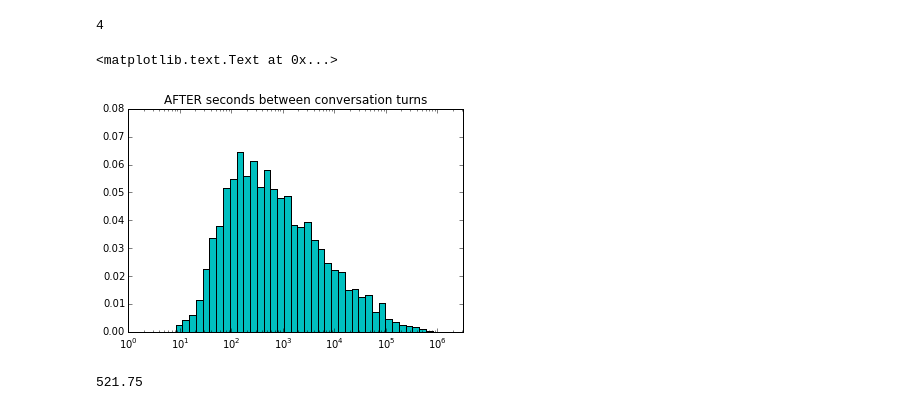
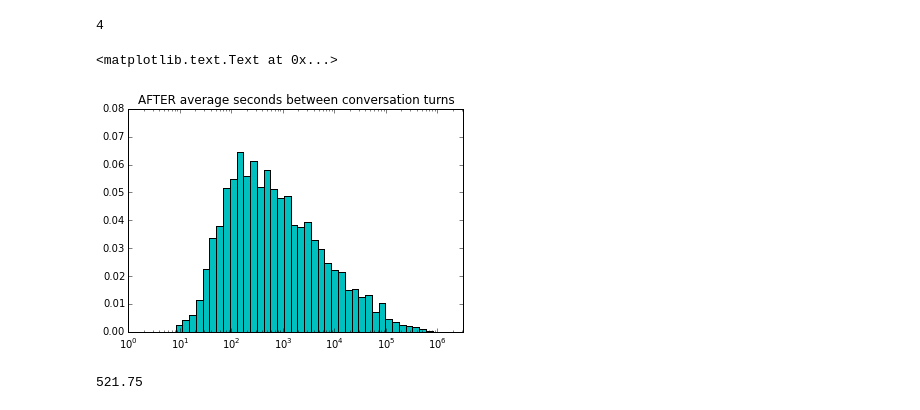
Before and after one commit to marinkala/ReplyNetworks, a Jupyter notebook: bbConversationAnalysisTiming.ipynb, the cells around one changed output. Drawn from its saved outputs; the diff is of its cells as text; code cells hidden in the pictures.

```diff
--- a/bbConversationAnalysis.ipynb
+++ b/bbConversationAnalysisTiming.ipynb
@@ -292,18 +292,18 @@ max(after.userSetLen)
 # %%
 aAvgRepTime=after.avgTimePerReply.dropna().tolist()
 bins=np.logspace(0, int(np.log(max(aAvgRepTime))), 100)
 width=bins[1:]-bins[:-1]
 h, b=np.histogram(aAvgRepTime,bins)
 h=h/float(sum(h))
 plt.bar(b[:-1], h, width, color='c')
 #plt.plot(bins[:-1], fit[:-1]*width, linewidth=2)
 plt.gca().set_xscale("log")
 plt.xlim(xmin=0,xmax=10**6.5)
 plt.ylim(ymin=0, ymax=0.08)
-plt.title('AFTER seconds between conversation turns')
+plt.title('AFTER average seconds between conversation turns')
 # %% [output]
 <matplotlib.text.Text at 0x...>
-[figure, old version]
+[figure, new version]
 # %%
 np.median(aAvgRepTime)
 # %% [output]
```
Also changed, not shown: parts of 36 cells of this notebook, 1 other file.
